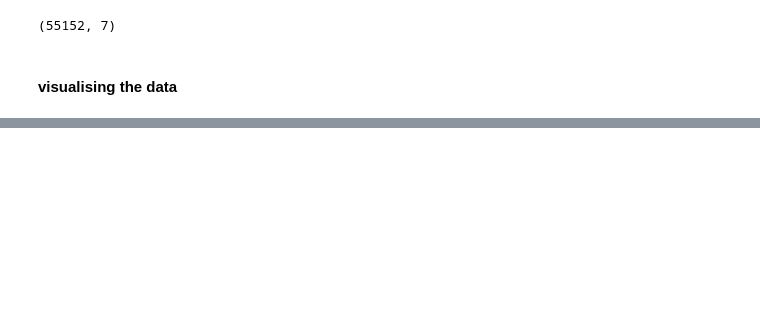
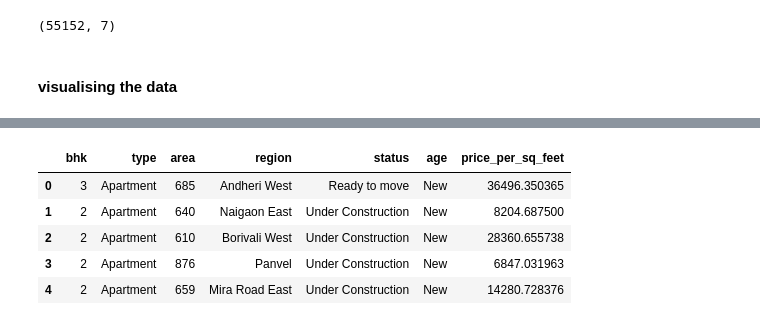
Before and after one commit to awezix/Housing_price_prediction, a Jupyter notebook: notebooks/EDA.ipynb, the cells around one changed output, grey strips where cells are left out. Cells and saved outputs as stored; diff of their text form; code cells hidden in the pictures; blank space fills up the shorter version.

```diff
--- a/notebooks/EDA.ipynb
+++ b/notebooks/EDA.ipynb
@@ -308,5 +310,14 @@ Passing `palette` without assigning `hue` is deprecated and will be removed in v
 # %%
 df.to_csv("../Datasets/cleaned_data.csv",index=False)
+# %%
+df.head()
+# %% [output]
+|  | bhk | type | area | region | status | age | price_per_sq_feet |
+| 0 | 3 | Apartment | 685 | Andheri West | Ready to move | New | 36496.350365 |
+| 1 | 2 | Apartment | 640 | Naigaon East | Under Construction | New | 8204.687500 |
+| 2 | 2 | Apartment | 610 | Borivali West | Under Construction | New | 28360.655738 |
+| 3 | 2 | Apartment | 876 | Panvel | Under Construction | New | 6847.031963 |
+| 4 | 2 | Apartment | 659 | Mira Road East | Under Construction | New | 14280.728376 |
 # %%
 df.columns
 # %% [output]
```
Also changed, not shown: parts of 6 cells of this notebook, 2 other files.
